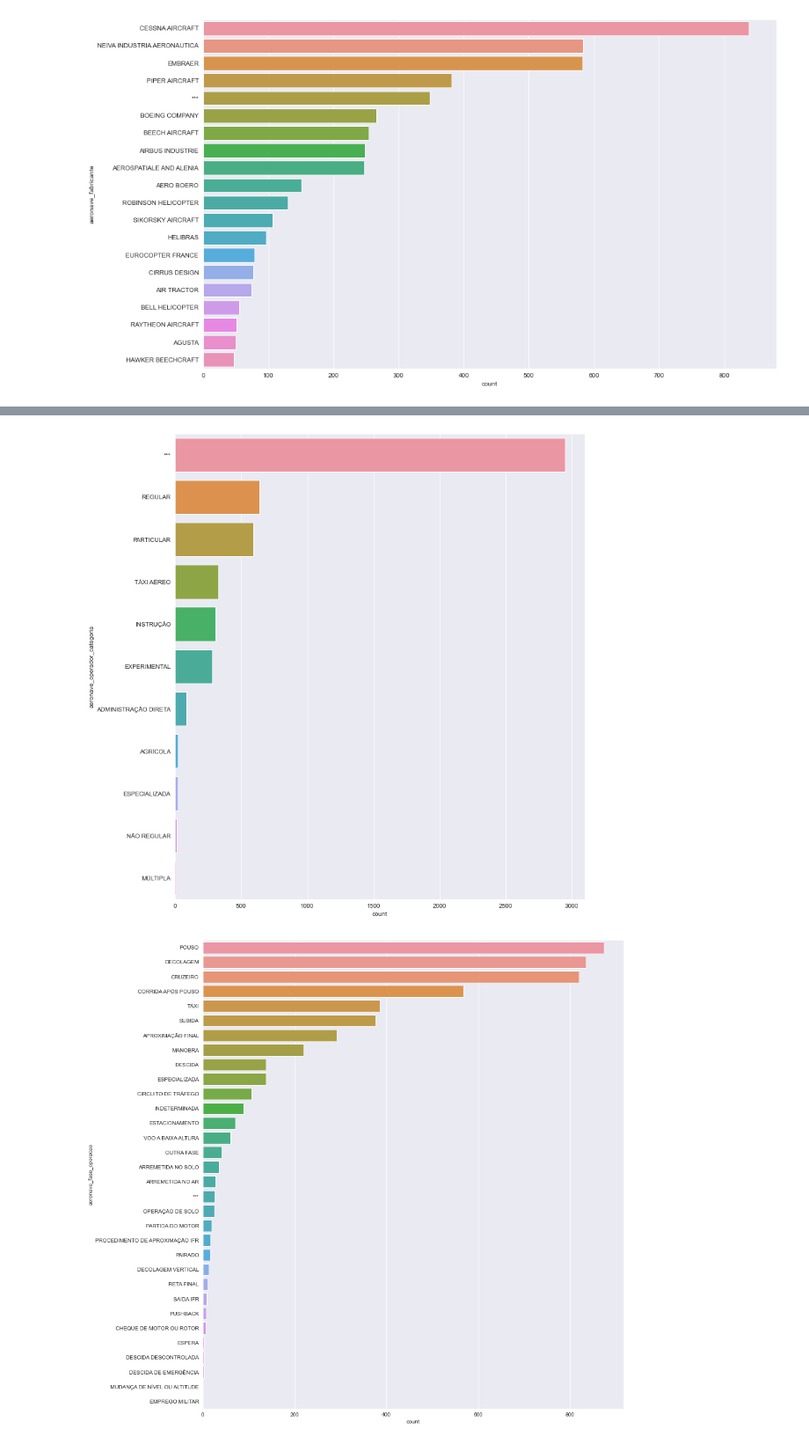
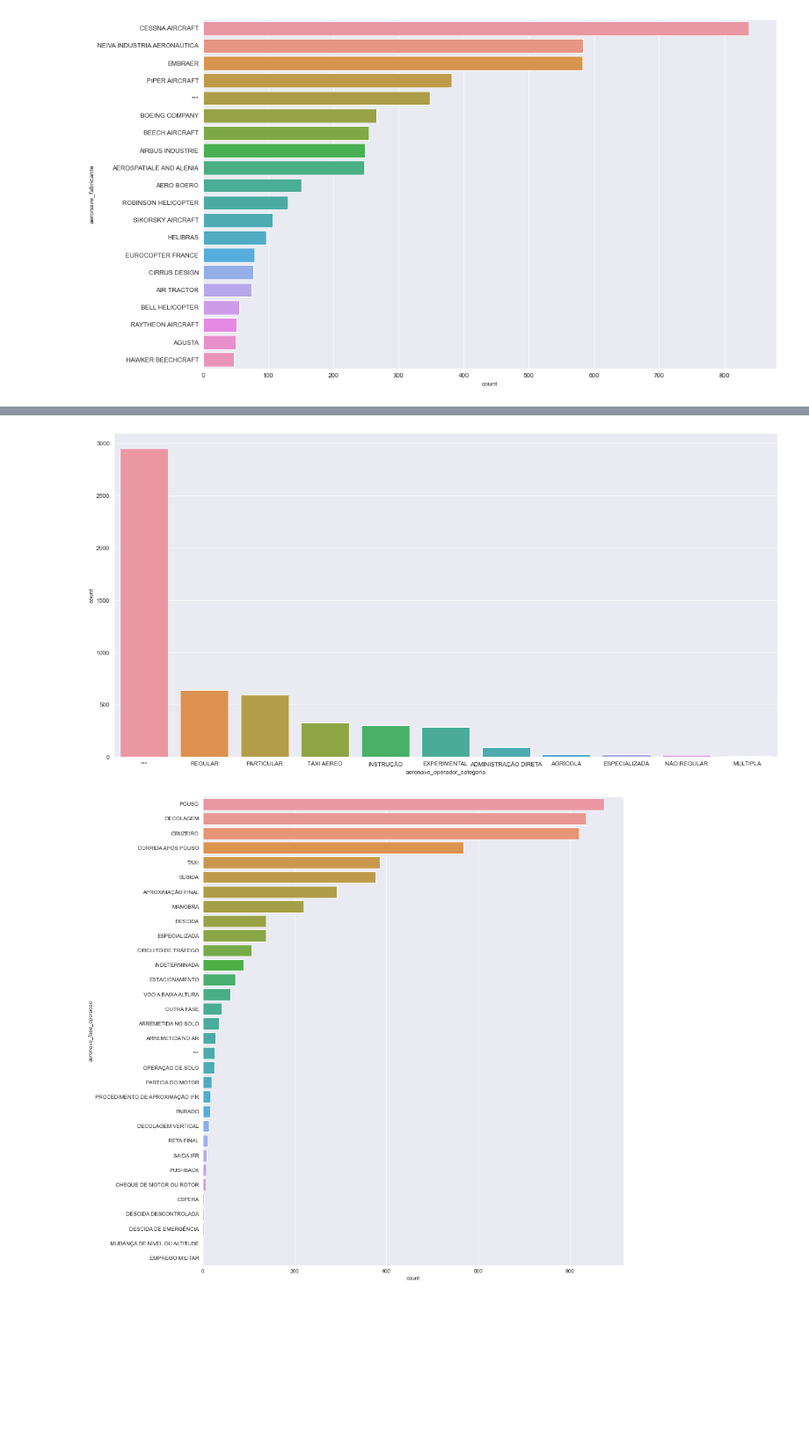
Before and after one commit to otavio-silva/A3Data---Teste-Pr-tico-Cientista-de-Dados-, a Jupyter notebook: notebook.ipynb, the cells around one changed output, grey strips where cells are left out. Shown at 88% size. Cells and saved outputs as stored; diff of their text form; code cells hidden in the pictures; blank space fills up the shorter version.

```diff
--- a/notebook.ipynb
+++ b/notebook.ipynb
@@ -70,9 +92,9 @@ pyplot.show()
 # %%
-pyplot.figure(figsize=(12, 14))
-seaborn.countplot(data=aeronave, y="aeronave_operador_categoria", order=aeronave["aeronave_operador_categoria"].value_counts().index)
+pyplot.figure(figsize=(20, 10))
+seaborn.countplot(data=aeronave, x="aeronave_operador_categoria", order=aeronave["aeronave_operador_categoria"].value_counts().index)
 pyplot.show()
 # %% [output]
-[figure, old version]
+[figure, new version]
 # %%
 pyplot.figure(figsize=(14, 16))
 seaborn.countplot(data=aeronave, y="aeronave_fase_operacao", order=aeronave["aeronave_fase_operacao"].value_counts().index)
```
Also changed, not shown: parts of 10 cells of this notebook.
